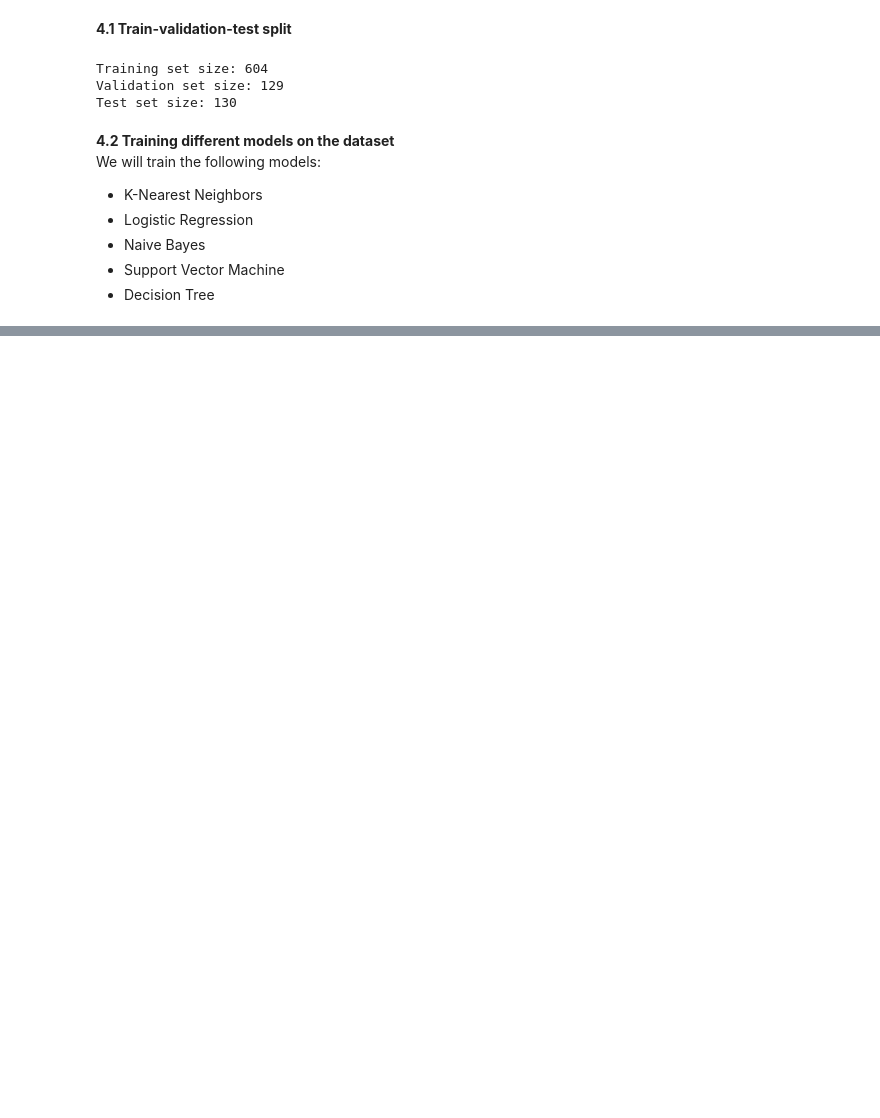
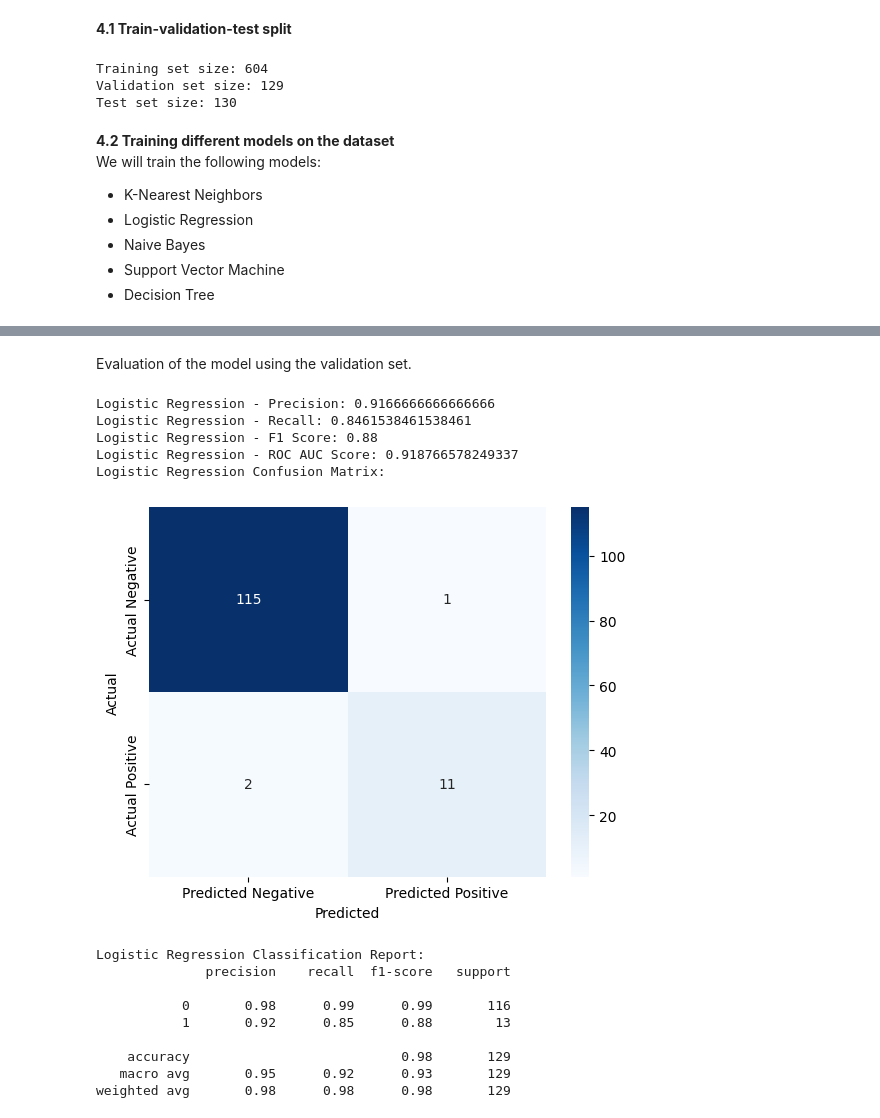
Before and after one commit to dizzydroid/ASU_SeniorProject_ML, a Jupyter notebook: CovidOutcome_nb.ipynb, the cells around one changed output, grey strips where cells are left out. Saved outputs shown, nothing was run; the diff lists cells and outputs as text; code cells hidden in the pictures; blank space fills up the shorter version.

```diff
--- a/CovidOutcome_nb.ipynb
+++ b/CovidOutcome_nb.ipynb
@@ -224,0 +327,45 @@ from sklearn.tree import DecisionTreeClassifier
+# %% [markdown]
+Evaluation of the model using the validation set.
+# %%
+# Predicting the validation set
+y_val_pred_log_reg = log_reg.predict(X_val)
+y_val_pred_log_reg_proba = log_reg.predict_proba(X_val)[:, 1]  # Probability of the positive class
+
+# Evaluate the model
+precision_log_reg = precision_score(y_val, y_val_pred_log_reg)
+recall_log_reg = recall_score(y_val, y_val_pred_log_reg)
+f1_log_reg = f1_score(y_val, y_val_pred_log_reg)
+roc_auc_log_reg = roc_auc_score(y_val, y_val_pred_log_reg)
+
+# Display the evaluation metrics
+print(f"Logistic Regression - Precision: {precision_log_reg}")
+print(f"Logistic Regression - Recall: {recall_log_reg}")
+print(f"Logistic Regression - F1 Score: {f1_log_reg}")
+print(f"Logistic Regression - ROC AUC Score: {roc_auc_log_reg}")
+
+# Confusion Matrix and Classification Report
+print("Logistic Regression Confusion Matrix:")
+conf_matrix_log_reg = confusion_matrix(y_val, y_val_pred_log_reg)
+sns.heatmap(conf_matrix_log_reg, annot=True, fmt='d', cmap='Blues', xticklabels=['Predicted Negative', 'Predicted Positive'], yticklabels=['Actual Negative', 'Actual Positive'])
+plt.xlabel('Predicted')
+plt.ylabel('Actual')
+plt.show()
+
+print("\nLogistic Regression Classification Report:")
+print(classification_report(y_val, y_val_pred_log_reg))
+# %% [output]
+Logistic Regression - Precision: 0.9166666666666666
+Logistic Regression - Recall: 0.8461538461538461
+Logistic Regression - F1 Score: 0.88
+Logistic Regression - ROC AUC Score: 0.918766578249337
+Logistic Regression Confusion Matrix:
+[figure, added]
+Logistic Regression Classification Report:
+              precision    recall  f1-score   support
+
+           0       0.98      0.99      0.99       116
+           1       0.92      0.85      0.88        13
+
+    accuracy                           0.98       129
+   macro avg       0.95      0.92      0.93       129
+weighted avg       0.98      0.98      0.98       129
```
Also changed, not shown: parts of 35 cells of this notebook, 4 other files.
